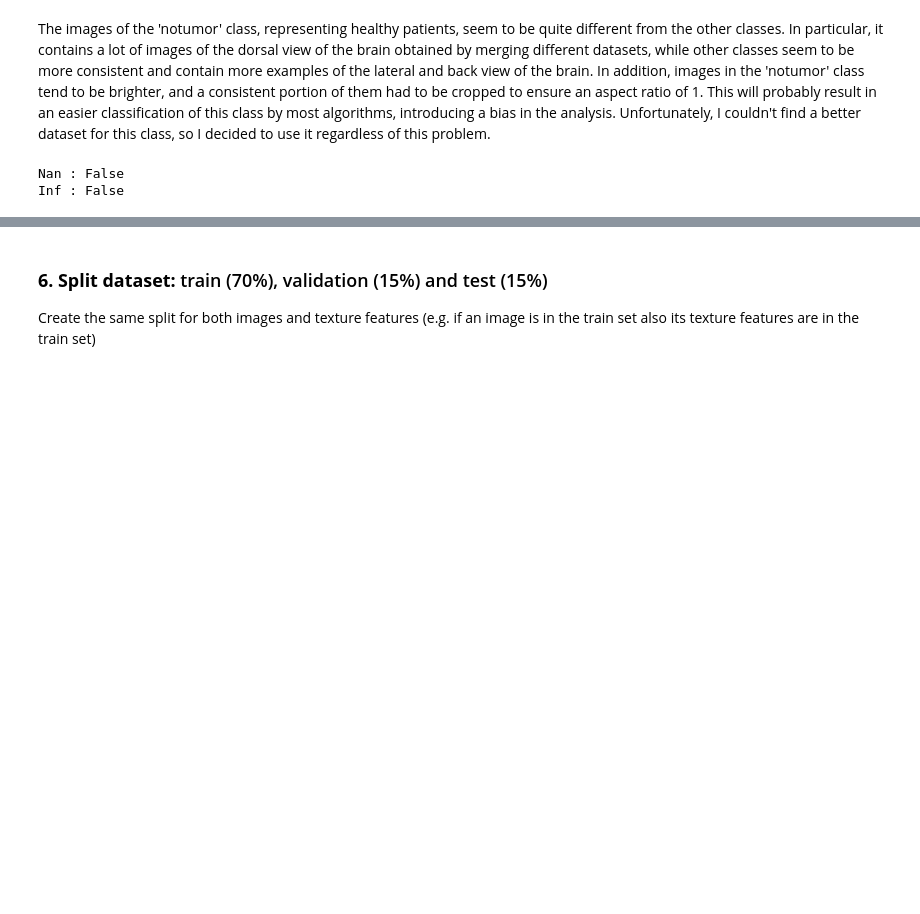
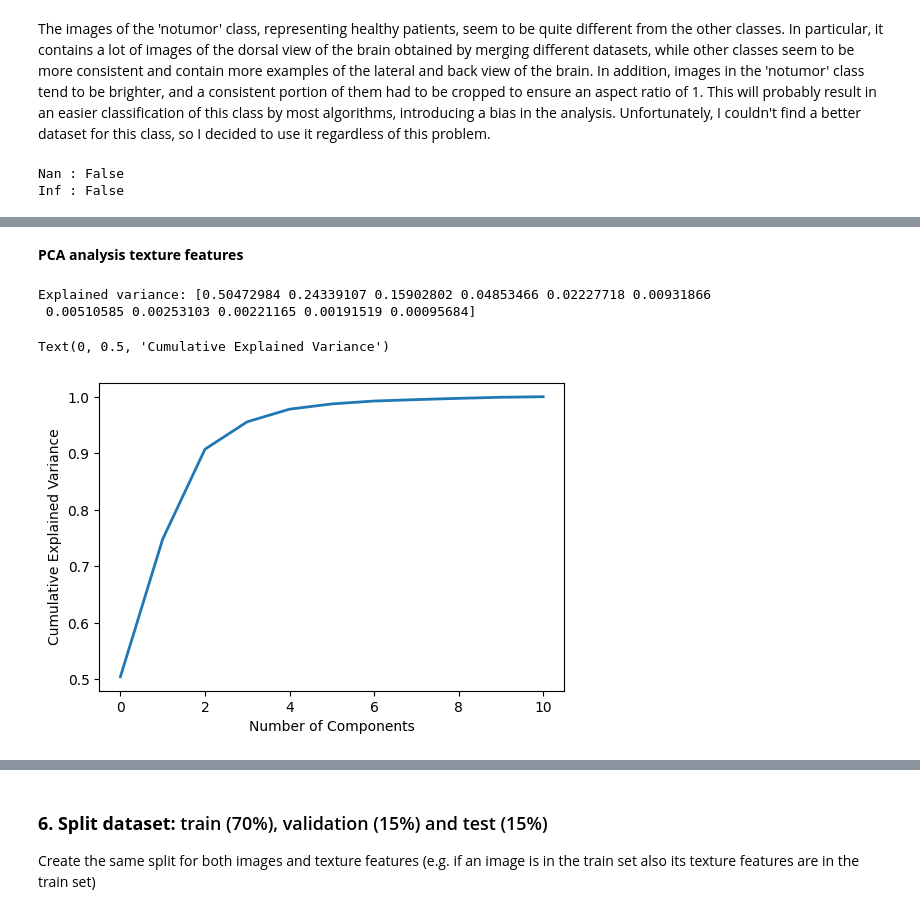
Before and after one commit to LeonardoPoliti/Brain-Tumor-Classifier, a Jupyter notebook: AML_project_BrainTumor.ipynb, the cells around one changed output, grey strips where cells are left out. Cells and saved outputs as stored; diff of their text form; code cells hidden in the pictures; blank space fills up the shorter version.

```diff
--- a/AML_project_BrainTumor.ipynb
+++ b/AML_project_BrainTumor.ipynb
@@ -211,3 +212,23 @@ texture_df.drop(columns=['image_name','class']).describe()
 | 50% | 44.939964 | 43.666854 | 0.982788 | 0.627375 | 6.062512 | 132.867333 | 0.179360 | 0.032170 | 0.455244 | 5.444079 | ... |
 | 75% | 55.517315 | 50.210167 | 1.228756 | 1.442450 | 6.556774 | 180.913932 | 0.272574 | 0.074297 | 0.552716 | 6.619474 | ... |
 | max | 145.457687 | 100.435614 | 2.898729 | 8.032235 | 7.851415 | 3664.765931 | 0.675884 | 0.456819 | 0.787305 | 38.817800 | ... |
+# %% [markdown]
+**PCA analysis texture features**
+# %%
+scaler_pca = StandardScaler()
+texture_df_scaled = scaler_pca.fit_transform(texture_df.drop(columns=['image_name','class']))
+pca = PCA(n_components=None)
+pca.fit(texture_df_scaled)
+
+print('Explained variance:', pca.explained_variance_ratio_)
+
+# Plot cumulative explained variance
+plt.figure(figsize=(6, 4))
+plt.plot(np.cumsum(pca.explained_variance_ratio_), linewidth=2)
+plt.xlabel('Number of Components')
+plt.ylabel('Cumulative Explained Variance')
+# %% [output]
+Explained variance: [0.50472984 0.24339107 0.15902802 0.04853466 0.02227718 0.00931866
+ 0.00510585 0.00253103 0.00221165 0.00191519 0.00095684]
+Text(0, 0.5, 'Cumulative Explained Variance')
+[figure, added]
```
Also changed, not shown: parts of 3 cells of this notebook.
